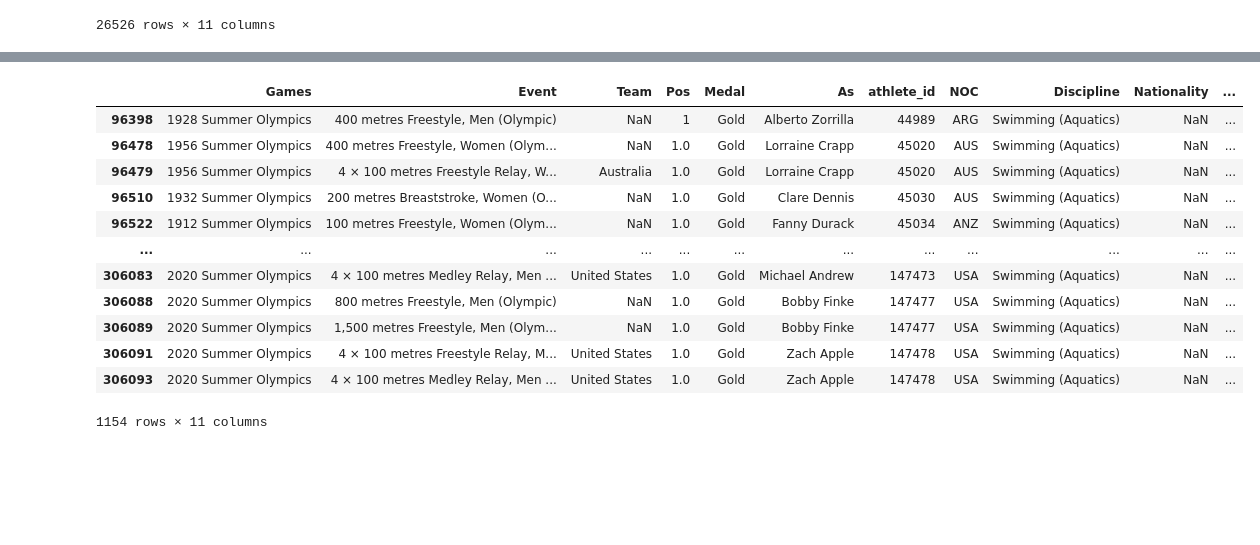
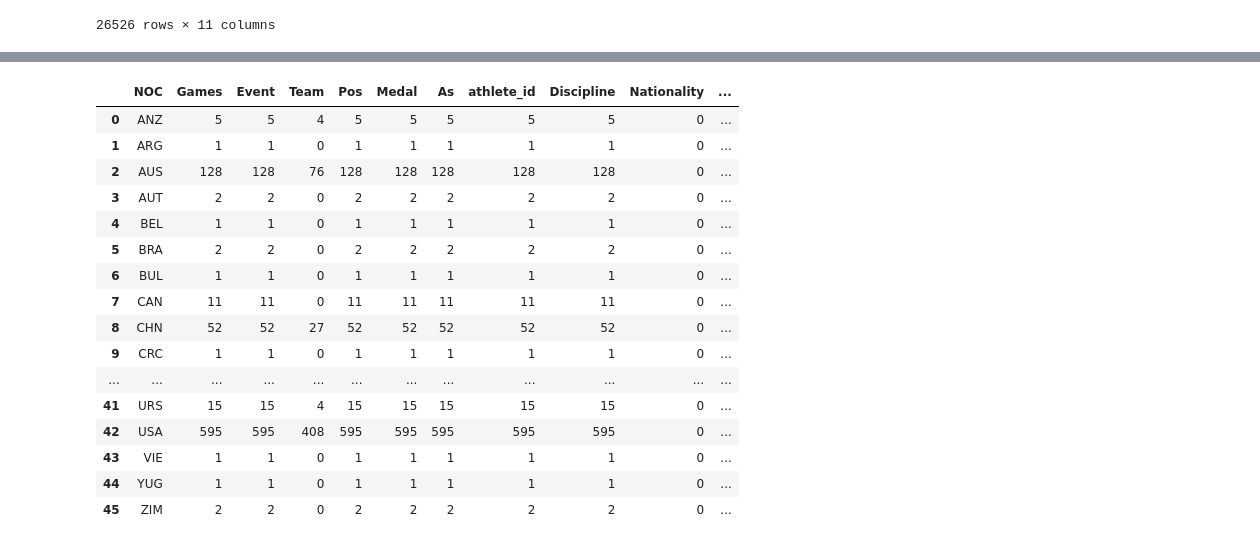
Before and after one commit to blueberry2187/SwimmingTest, a Jupyter notebook: Swimmer Data Set Python File - Copy Shared.ipynb, the cells around one changed output, grey strips where cells are left out. Drawn from its saved outputs; the diff is of its cells as text; code cells hidden in the pictures; blank space fills up the shorter version.

```diff
--- a/Swimmer Data Set Python File - Copy Shared.ipynb
+++ b/Swimmer Data Set Python File - Copy Shared.ipynb
@@ -101,0 +120,4 @@ for i in df["Event"].unique():
+# %%
+df_gold = df[df["Medal"] == "Gold"]
+df_gold
+#Creating a DataFrame called df_gold that contains only the rows where the "Medal" column is equal to "Gold". This will allow us to focus our analysis on gold medal-winning performances in swimming events.
@@ -102,19 +138,22 @@ for i in df["Event"].unique():
 # %%
-df = df[df["Discipline"] == "Swimming (Aquatics)"]
-df = df[df["Medal"] == "Gold"]
-df
-#df = df[df["Event"] == ""]
+df_NON_Agg_Gold = df_gold.groupby("NOC").agg("count").reset_index()
+df_NON_Agg_Gold
+#Aggregating the events by country
 # %% [output]
-|  | Games | Event | Team | Pos | Medal | As | athlete_id | NOC | Discipline | Nationality | ... |
-| 96398 | 1928 Summer Olympics | 400 metres Freestyle, Men (Olympic) | NaN | 1 | Gold | Alberto Zorrilla | 44989 | ARG | Swimming (Aquatics) | NaN | ... |
-| 96478 | 1956 Summer Olympics | 400 metres Freestyle, Women (Olym... | NaN | 1.0 | Gold | Lorraine Crapp | 45020 | AUS | Swimming (Aquatics) | NaN | ... |
-| 96479 | 1956 Summer Olympics | 4 × 100 metres Freestyle Relay, W... | Australia | 1.0 | Gold | Lorraine Crapp | 45020 | AUS | Swimming (Aquatics) | NaN | ... |
-| 96510 | 1932 Summer Olympics | 200 metres Breaststroke, Women (O... | NaN | 1.0 | Gold | Clare Dennis | 45030 | AUS | Swimming (Aquatics) | NaN | ... |
-| 96522 | 1912 Summer Olympics | 100 metres Freestyle, Women (Olym... | NaN | 1.0 | Gold | Fanny Durack | 45034 | ANZ | Swimming (Aquatics) | NaN | ... |
+|  | NOC | Games | Event | Team | Pos | Medal | As | athlete_id | Discipline | Nationality | ... |
+| 0 | ANZ | 5 | 5 | 4 | 5 | 5 | 5 | 5 | 5 | 0 | ... |
+| 1 | ARG | 1 | 1 | 0 | 1 | 1 | 1 | 1 | 1 | 0 | ... |
+| 2 | AUS | 128 | 128 | 76 | 128 | 128 | 128 | 128 | 128 | 0 | ... |
+| 3 | AUT | 2 | 2 | 0 | 2 | 2 | 2 | 2 | 2 | 0 | ... |
+| 4 | BEL | 1 | 1 | 0 | 1 | 1 | 1 | 1 | 1 | 0 | ... |
+| 5 | BRA | 2 | 2 | 0 | 2 | 2 | 2 | 2 | 2 | 0 | ... |
+| 6 | BUL | 1 | 1 | 0 | 1 | 1 | 1 | 1 | 1 | 0 | ... |
+| 7 | CAN | 11 | 11 | 0 | 11 | 11 | 11 | 11 | 11 | 0 | ... |
+| 8 | CHN | 52 | 52 | 27 | 52 | 52 | 52 | 52 | 52 | 0 | ... |
+| 9 | CRC | 1 | 1 | 0 | 1 | 1 | 1 | 1 | 1 | 0 | ... |
 | ... | ... | ... | ... | ... | ... | ... | ... | ... | ... | ... | ... |
-| 306083 | 2020 Summer Olympics | 4 × 100 metres Medley Relay, Men ... | United States | 1.0 | Gold | Michael Andrew | 147473 | USA | Swimming (Aquatics) | NaN | ... |
-| 306088 | 2020 Summer Olympics | 800 metres Freestyle, Men (Olympic) | NaN | 1.0 | Gold | Bobby Finke | 147477 | USA | Swimming (Aquatics) | NaN | ... |
-| 306089 | 2020 Summer Olympics | 1,500 metres Freestyle, Men (Olym... | NaN | 1.0 | Gold | Bobby Finke | 147477 | USA | Swimming (Aquatics) | NaN | ... |
-| 306091 | 2020 Summer Olympics | 4 × 100 metres Freestyle Relay, M... | United States | 1.0 | Gold | Zach Apple | 147478 | USA | Swimming (Aquatics) | NaN | ... |
-| 306093 | 2020 Summer Olympics | 4 × 100 metres Medley Relay, Men ... | United States | 1.0 | Gold | Zach Apple | 147478 | USA | Swimming (Aquatics) | NaN | ... |
+| 41 | URS | 15 | 15 | 4 | 15 | 15 | 15 | 15 | 15 | 0 | ... |
+| 42 | USA | 595 | 595 | 408 | 595 | 595 | 595 | 595 | 595 | 0 | ... |
+| 43 | VIE | 1 | 1 | 0 | 1 | 1 | 1 | 1 | 1 | 0 | ... |
+| 44 | YUG | 1 | 1 | 0 | 1 | 1 | 1 | 1 | 1 | 0 | ... |
+| 45 | ZIM | 2 | 2 | 0 | 2 | 2 | 2 | 2 | 2 | 0 | ... |
-1154 rows × 11 columns
```
Also changed, not shown: parts of 4 cells of this notebook.
